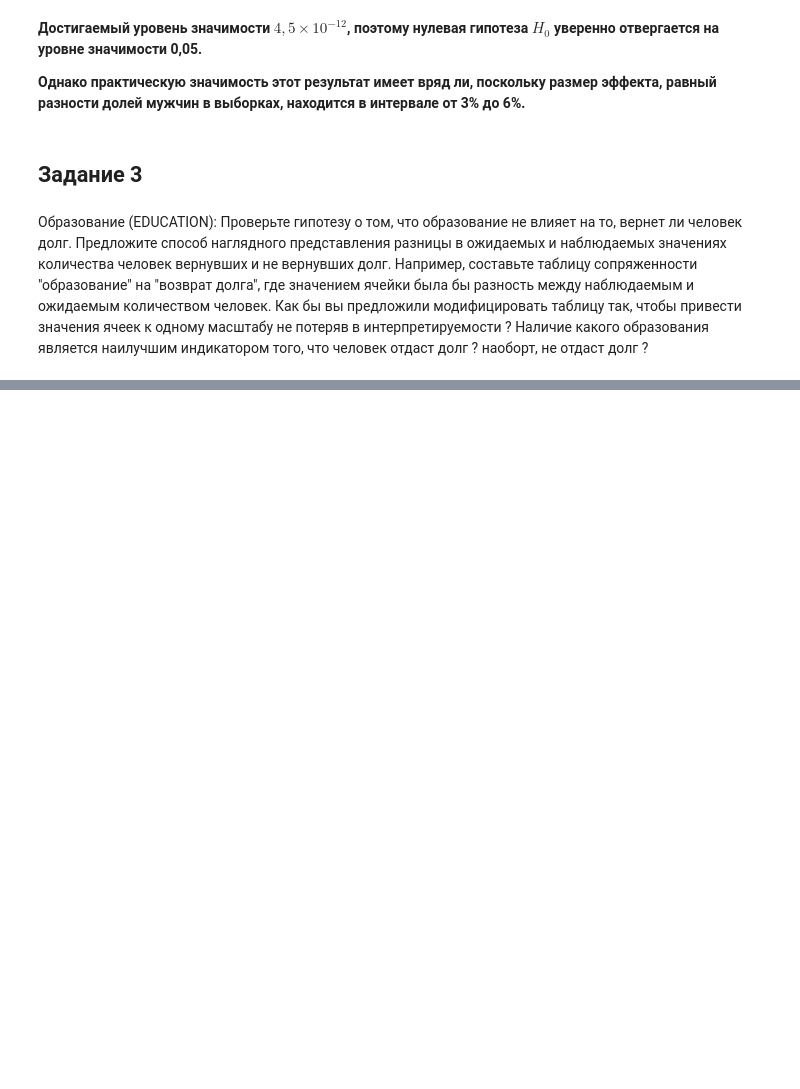
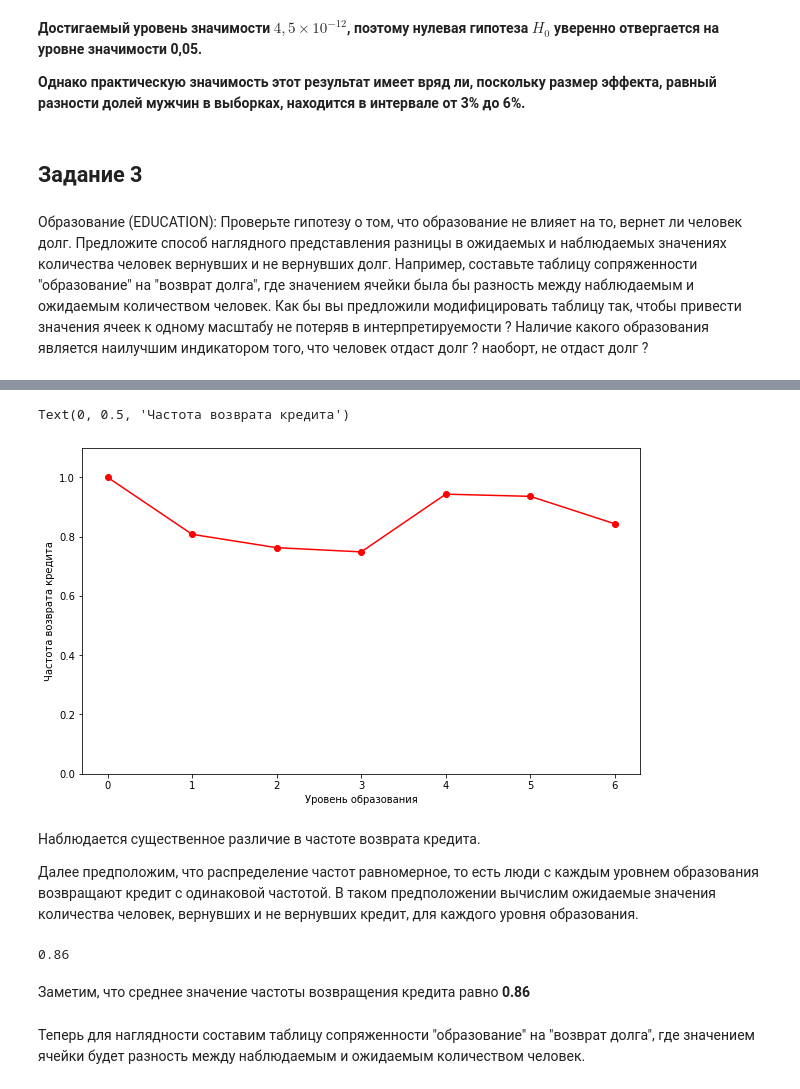
Before and after one commit to kisnikser/Machine-Learning-and-Data-Analysis, a Jupyter notebook: Построение выводов по данным/Неделя 4/Скоринг/bank_scoring.ipynb, the cells around one changed output, grey strips where cells are left out. Saved outputs shown, nothing was run; the diff lists cells and outputs as text; code cells hidden in the pictures; blank space fills up the shorter version.

```diff
--- a/Построение выводов по данным/Неделя 4/Скоринг/bank_scoring.ipynb
+++ b/Построение выводов по данным/Неделя 4/Скоринг/bank_scoring.ipynb
@@ -244,0 +264,29 @@ p-value: 4.472866521609831e-12
+# %%
+unique, unique_counts = np.unique(data.EDUCATION, return_counts = True)
+
+frequencies = []
+
+for stage, count in zip(unique, unique_counts):
+    frequencies.append(data.EDUCATION[data.EDUCATION == stage][data.default == 0].shape[0] / count)
+# %%
+plt.figure(figsize = (10, 6))
+plt.plot(range(len(frequencies)), frequencies, 'ro-')
+plt.ylim(0, 1.1)
+plt.xlabel('Уровень образования')
+plt.ylabel('Частота возврата кредита')
+# %% [output]
+Text(0, 0.5, 'Частота возврата кредита')
+[figure, added]
+# %% [markdown]
+Наблюдается существенное различие в частоте возврата кредита.
+
+Далее предположим, что распределение частот равномерное, то есть люди с каждым уровнем образования возвращают кредит с одинаковой частотой. В таком предположении вычислим ожидаемые значения количества человек, вернувших и не вернувших кредит, для каждого уровня образования.
+# %%
+mean = np.asarray(frequencies).mean()
+print(mean.round(2))
+# %% [output]
+0.86
+# %% [markdown]
+Заметим, что среднее значение частоты возвращения кредита равно **0.86**
+# %% [markdown]
+Теперь для наглядности составим таблицу сопряженности "образование" на "возврат долга", где значением ячейки будет разность между наблюдаемым и ожидаемым количеством человек.
```
Also changed, not shown: parts of 49 cells of this notebook, 4 other files.
